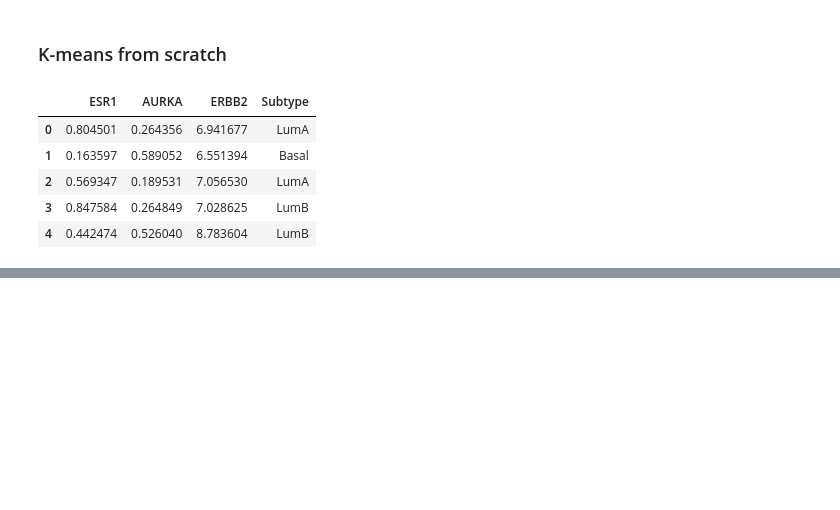
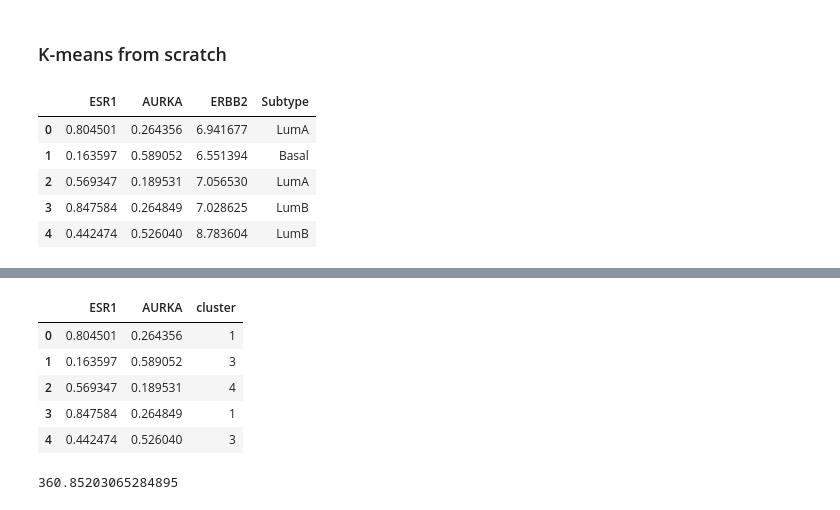
Before and after one commit to anderson-github-classroom-2021-spring/csc-466-student, a Jupyter notebook: chapters/Chapter6.ipynb, the cells around one changed output, grey strips where cells are left out. Cells and saved outputs as stored; diff of their text form; code cells hidden in the pictures; blank space fills up the shorter version.

```diff
--- a/chapters/Chapter6.ipynb
+++ b/chapters/Chapter6.ipynb
@@ -73,0 +64,4 @@ X.head()
+# %%
+X = df[['ESR1','AURKA']]#,'ERBB2']]
+# Stop and think: What happens when I put in the third variable? Did your code work? What about the plots?
+X.head()
@@ -97 +109,21 @@ means
+# %%
+# Stop and think: How would you assign each datapoint to a mean?
+# Stop and think: How would you compute the distortion?
+clusters = []
+distortion = 0
+# Your solution here
+Xc = X.copy()
+Xc['cluster']=clusters
+Xc.head()
+# %% [output]
+|  | ESR1 | AURKA | cluster |
+| 0 | 0.804501 | 0.264356 | 1 |
+| 1 | 0.163597 | 0.589052 | 3 |
+| 2 | 0.569347 | 0.189531 | 4 |
+| 3 | 0.847584 | 0.264849 | 1 |
+| 4 | 0.442474 | 0.526040 | 3 |
+# %%
+distortion
+# %% [output]
+360.85203065284895
 # %%
```
Also changed, not shown: parts of 16 cells of this notebook, 7 other files.
